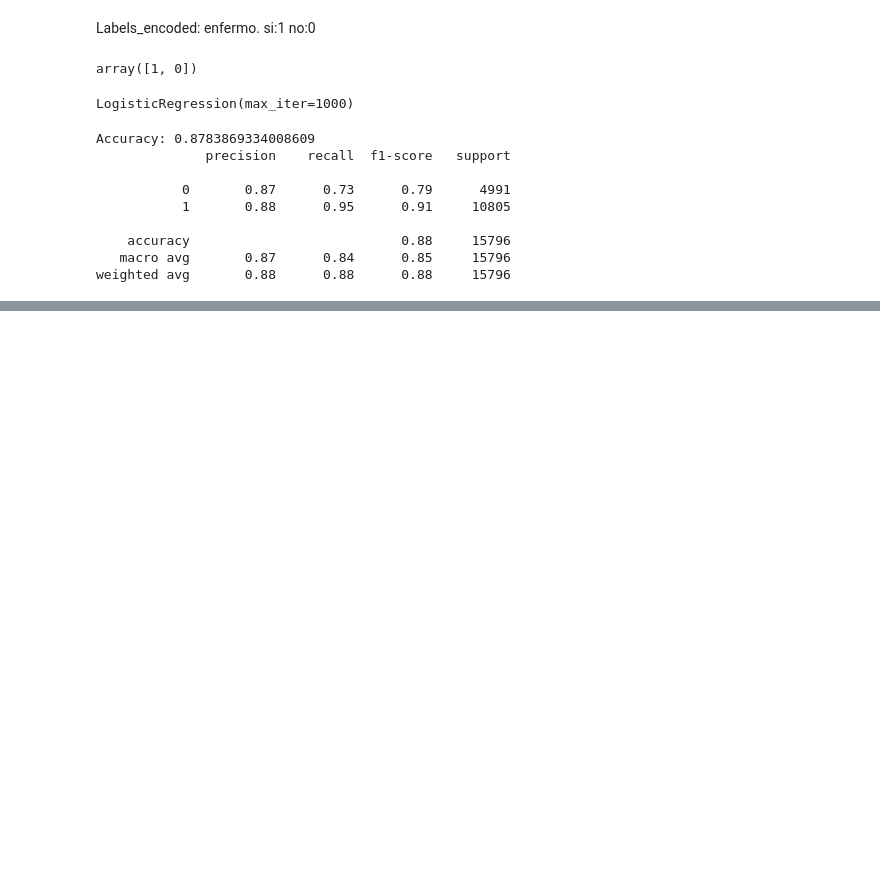
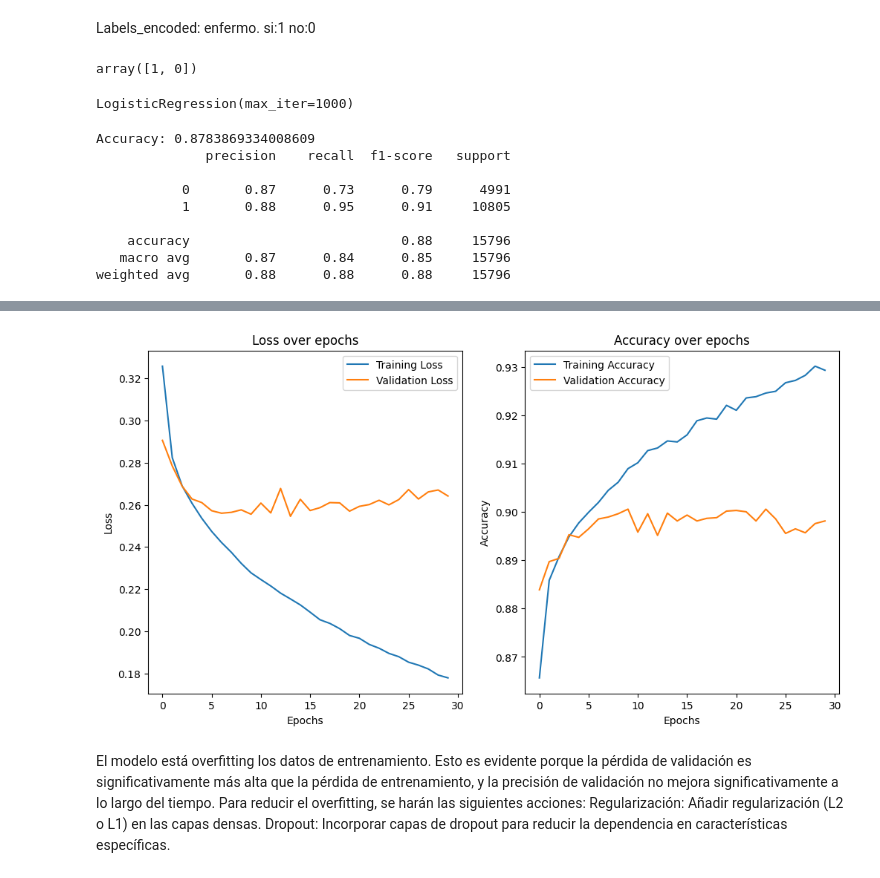
Before and after one commit to jjmoras1/Final_Data_science3_Mora_John, a Jupyter notebook: ProyectoFinal.ipynb, the cells around one changed output, grey strips where cells are left out. Cells and saved outputs as stored; diff of their text form; code cells hidden in the pictures; blank space fills up the shorter version.

```diff
--- a/ProyectoFinal.ipynb
+++ b/ProyectoFinal.ipynb
@@ -880,0 +906,8 @@ weighted avg       0.88      0.88      0.88     15796
+# %%
+
+
+model = tf.keras.Sequential([
+    tf.keras.Input(shape=(96,)),  # Forma de entrada, 96 características
+    tf.keras.layers.Dense(units=64, activation='relu'),  # Capa oculta con activación ReLU
+    tf.keras.layers.Dense(units=1, activation='sigmoid')  # Capa de salida para clasificación binaria
+])
@@ -880,0 +928,7 @@ weighted avg       0.88      0.88      0.88     15796
+# %%
+# Compilar el modelo
+model.compile(optimizer='adam', loss='binary_crossentropy', metrics=['accuracy'])
+# %%
+
+# Entrenar el modelo
+history=model.fit(X_train, y_train, epochs=30, batch_size=32, validation_split=0.2)
@@ -880,0 +953,30 @@ weighted avg       0.88      0.88      0.88     15796
+# %%
+
+# Graficar la pérdida (loss)
+plt.figure(figsize=(12, 6))
+
+# Pérdida (Loss)
+plt.subplot(1, 2, 1)
+plt.plot(history.history['loss'], label='Training Loss')
+plt.plot(history.history['val_loss'], label='Validation Loss')
+plt.title('Loss over epochs')
+plt.xlabel('Epochs')
+plt.ylabel('Loss')
+plt.legend()
+
+# Precisión (Accuracy)
+plt.subplot(1, 2, 2)
+plt.plot(history.history['accuracy'], label='Training Accuracy')
+plt.plot(history.history['val_accuracy'], label='Validation Accuracy')
+plt.title('Accuracy over epochs')
+plt.xlabel('Epochs')
+plt.ylabel('Accuracy')
+plt.legend()
+
+plt.show()
+# %% [output]
+[figure, added]
+# %% [markdown]
+El modelo está overfitting los datos de entrenamiento. Esto es evidente porque la pérdida de validación es significativamente más alta que la pérdida de entrenamiento, y la precisión de validación no mejora significativamente a lo largo del tiempo. Para reducir el overfitting, se harán las siguientes acciones:
+Regularización: Añadir regularización (L2 o L1) en las capas densas.
+Dropout: Incorporar capas de dropout para reducir la dependencia en características específicas.
```
Also changed, not shown: parts of 20 cells of this notebook.
